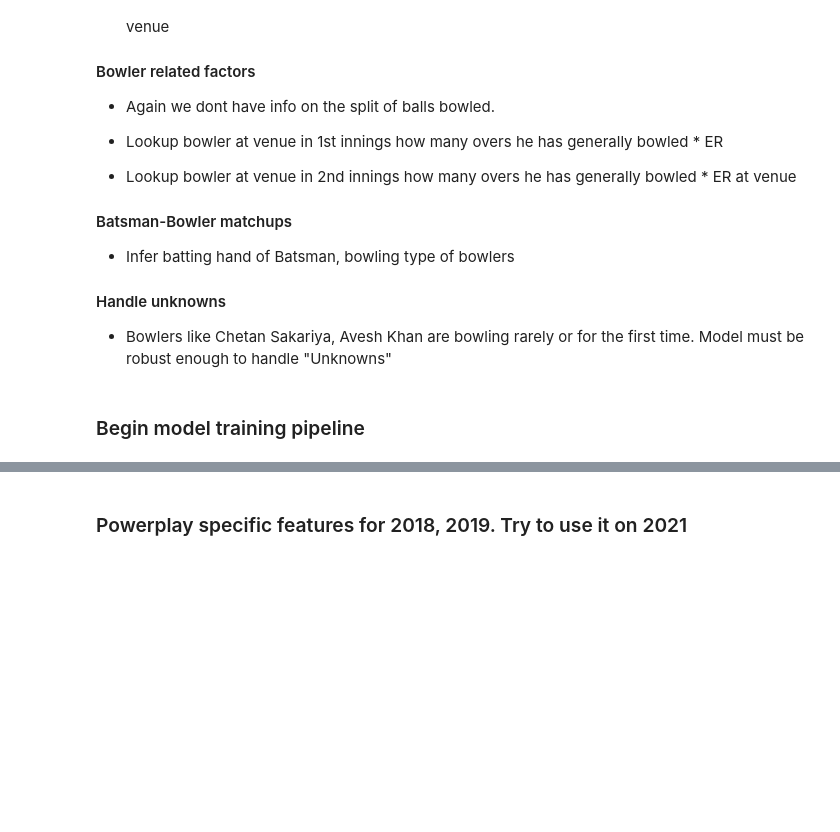
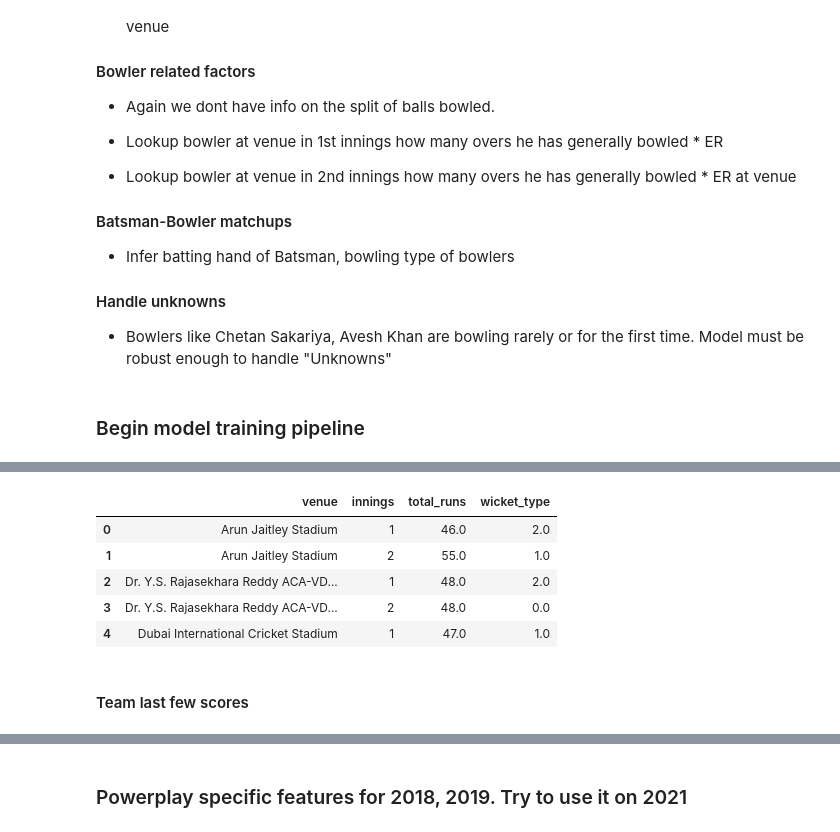
Before and after one commit to kishan19/IPL2021, a Jupyter notebook: Model1.ipynb, the cells around one changed output, grey strips where cells are left out. Cells and saved outputs as stored; diff of their text form; code cells hidden in the pictures; blank space fills up the shorter version.

```diff
--- a/Model1.ipynb
+++ b/Model1.ipynb
@@ -429,0 +315,14 @@ array([44, 45, 41, 46, 57, 33, 51, 59, 27, 50, 58, 77, 68, 51, 36, 57, 39,
+# %%
+vdf_lastn=vdf.groupby(['venue','innings'])['total_runs','wicket_type'].mean().reset_index()
+
+vdf_lastn=np.round(vdf_lastn,0)
+vdf_lastn.head()
+# %% [output]
+|  | venue | innings | total_runs | wicket_type |
+| 0 | Arun Jaitley Stadium | 1 | 46.0 | 2.0 |
+| 1 | Arun Jaitley Stadium | 2 | 55.0 | 1.0 |
+| 2 | Dr. Y.S. Rajasekhara Reddy ACA-VD... | 1 | 48.0 | 2.0 |
+| 3 | Dr. Y.S. Rajasekhara Reddy ACA-VD... | 2 | 48.0 | 0.0 |
+| 4 | Dubai International Cricket Stadium | 1 | 47.0 | 1.0 |
+# %% [markdown]
+#### Team last few scores
```
Also changed, not shown: parts of 68 cells of this notebook, 3 other files.
